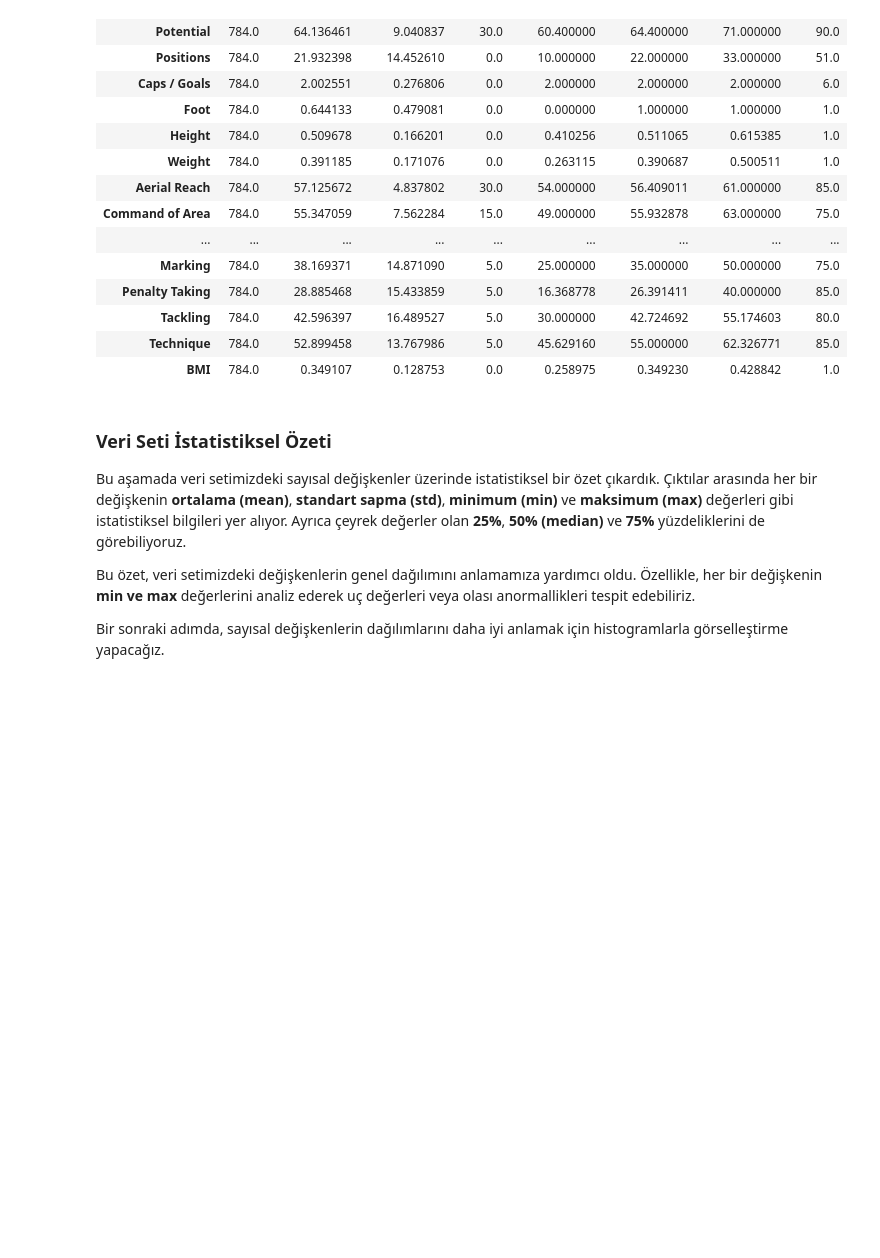
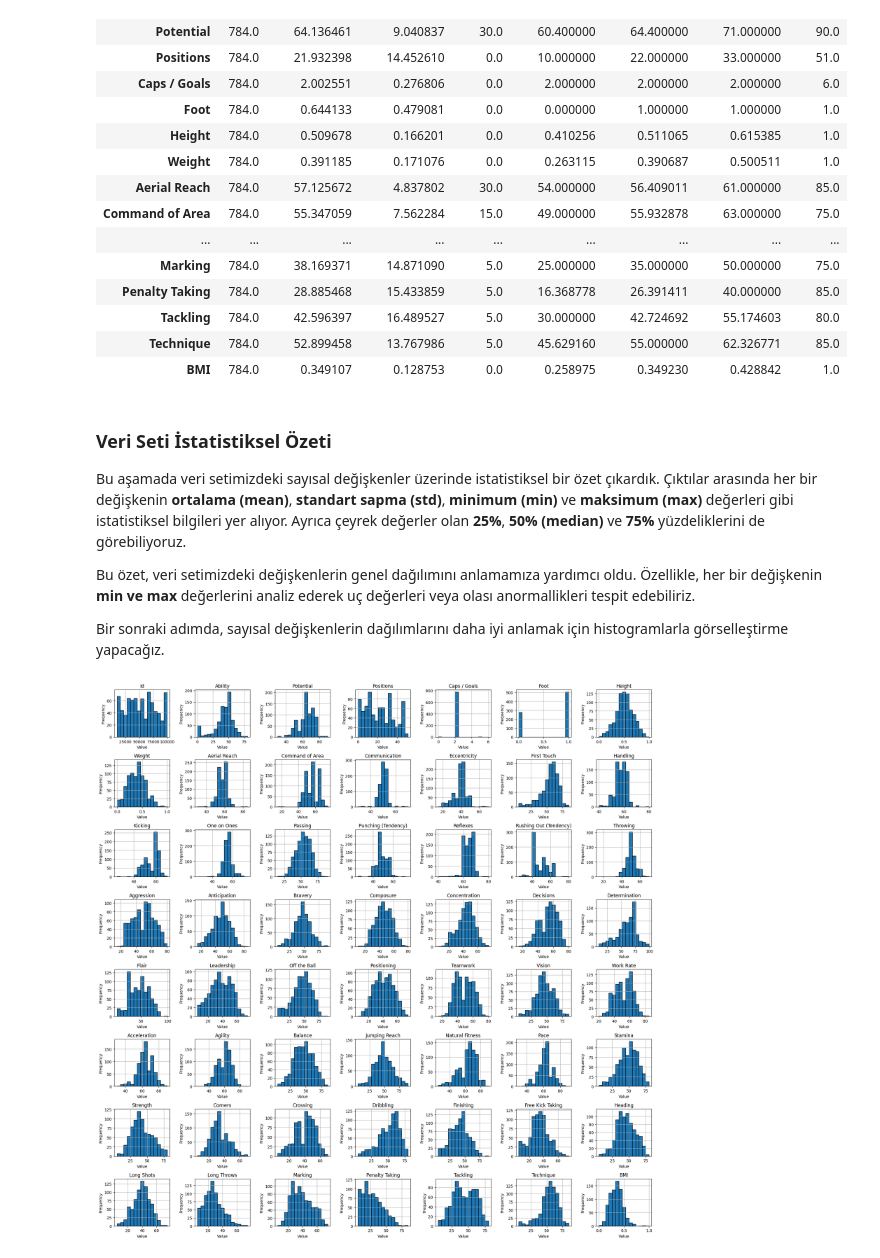
Before and after one commit to haremir/ScoutMaster, a Jupyter notebook: notebooks/eda_analysis.ipynb, the cells around one changed output. Cells and saved outputs as stored; diff of their text form; code cells hidden in the pictures; blank space fills up the shorter version.

Commit message:
histogram graphs were created

```diff
--- a/notebooks/eda_analysis.ipynb
+++ b/notebooks/eda_analysis.ipynb
@@ -83,3 +83,28 @@ Bu aşamada veri setimizdeki sayısal değişkenler üzerinde istatistiksel bir
 Bu özet, veri setimizdeki değişkenlerin genel dağılımını anlamamıza yardımcı oldu. Özellikle, her bir değişkenin **min ve max** değerlerini analiz ederek uç değerleri veya olası anormallikleri tespit edebiliriz.
 
 Bir sonraki adımda, sayısal değişkenlerin dağılımlarını daha iyi anlamak için histogramlarla görselleştirme yapacağız.
+# %%
+# Sayısal sütunları seçelim
+numeric_columns = df.select_dtypes(include=['float64', 'int64']).columns
+
+# Histogramlar çizelim
+fig, axes = plt.subplots(nrows=8, ncols=7, figsize=(20, 20))
+fig.subplots_adjust(hspace=0.5, wspace=0.3)
+
+for i, column in enumerate(numeric_columns):
+    row = i // 7
+    col = i % 7
+    ax = axes[row, col]
+    df[column].hist(ax=ax, bins=15, edgecolor='black')
+    ax.set_title(column)
+    ax.set_xlabel('Value')  # Eksen adı, burada genelleştirilmiş
+    ax.set_ylabel('Frequency')  # Eksen adı, burada genelleştirilmiş
+
+# Kalan boş subplotları kaldır
+for j in range(len(numeric_columns), 8 * 7):
+    fig.delaxes(axes.flatten()[j])
+
+plt.tight_layout()
+plt.show()
+# %% [output]
+[figure, added]
```
Also changed, not shown: parts of 1 cell of this notebook.
